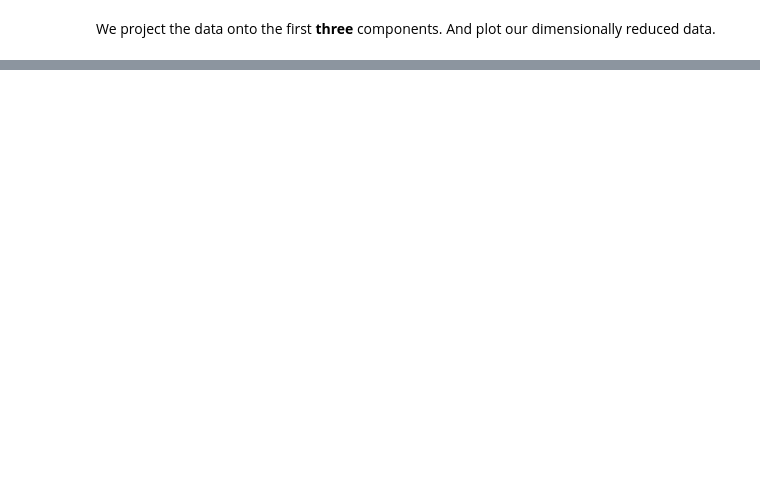
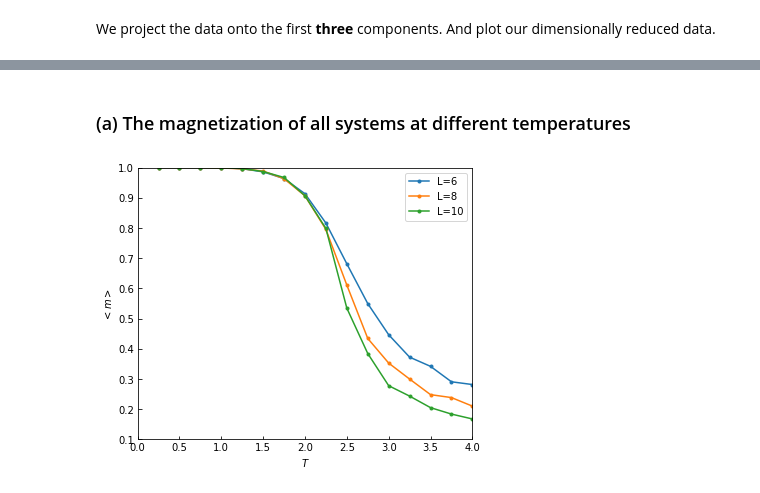
Before and after one commit to Marina17700/PHYS3151, a Jupyter notebook: HW4/hw4.ipynb, the cells around one changed output, grey strips where cells are left out. Cells and saved outputs as stored; diff of their text form; code cells hidden in the pictures; blank space fills up the shorter version.

```diff
--- a/HW4/hw4.ipynb
+++ b/HW4/hw4.ipynb
@@ -51,0 +111,48 @@ cb.set_label(label='$T$',labelpad=10)
+# %%
+# spin configurations
+L6 = pd.read_csv(
+    "./PHYS3151-Machine-Learning-in-Physics-2023/principal-component-analysis/Ising_model/F_conf_L6.csv", header=None)
+L8 = pd.read_csv(
+    "./PHYS3151-Machine-Learning-in-Physics-2023/principal-component-analysis/Ising_model/F_conf_L8.csv", header=None)
+L10 = pd.read_csv(
+    "./PHYS3151-Machine-Learning-in-Physics-2023/principal-component-analysis/Ising_model/F_conf_L10.csv", header=None)
+# temperature
+t = pd.read_csv(
+    "./PHYS3151-Machine-Learning-in-Physics-2023/principal-component-analysis/Ising_model/F_temp.csv", header=None)
+
+L6 = L6.to_numpy()
+L8 = L8.to_numpy()
+L10 = L10.to_numpy()
+t = t.to_numpy()
+# %% [markdown]
+### (a) The magnetization of all systems at different temperatures
+# %%
+def group_avg(arr):
+    # Calculate m, then group by t and take average
+    m = np.c_[abs(arr.sum(axis=1)/arr.shape[1]), t]
+    m = pd.DataFrame(m.tolist())
+    m.columns = ['m', 't']
+    m = m.groupby('t').mean().sort_values(by=['t'])
+    return m
+# %%
+# Process data
+arr6 = group_avg(L6)
+arr8 = group_avg(L8)
+arr10 = group_avg(L10)
+# %%
+fig, ax = plt.subplots(figsize=(6, 5))
+
+T = sorted(list(set(t[:, 0])))
+ax.plot(T, arr6['m'], label='L=6', marker='.')
+ax.plot(T, arr8['m'], label='L=8', marker='.')
+ax.plot(T, arr10['m'], label='L=10', marker='.')
+
+ax.set_xlim(0, T[-1])
+ax.set_ylim(0.1, 1)
+ax.set_xlabel('$T$')
+ax.set_ylabel('$<m>$')
+ax.tick_params(direction='in')
+ax.legend()
+plt.show()
+# %% [output]
+[figure, added]
```
Also changed, not shown: parts of 21 cells of this notebook, 1 other file.
